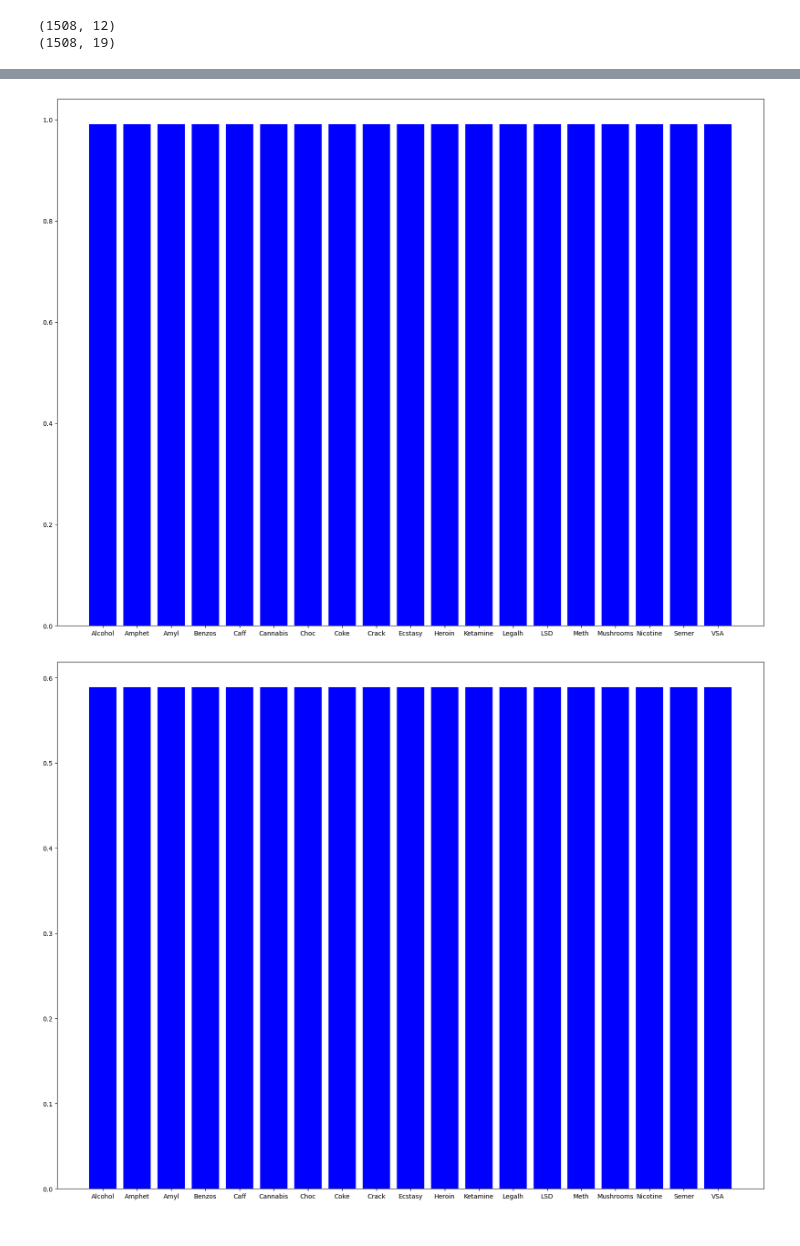
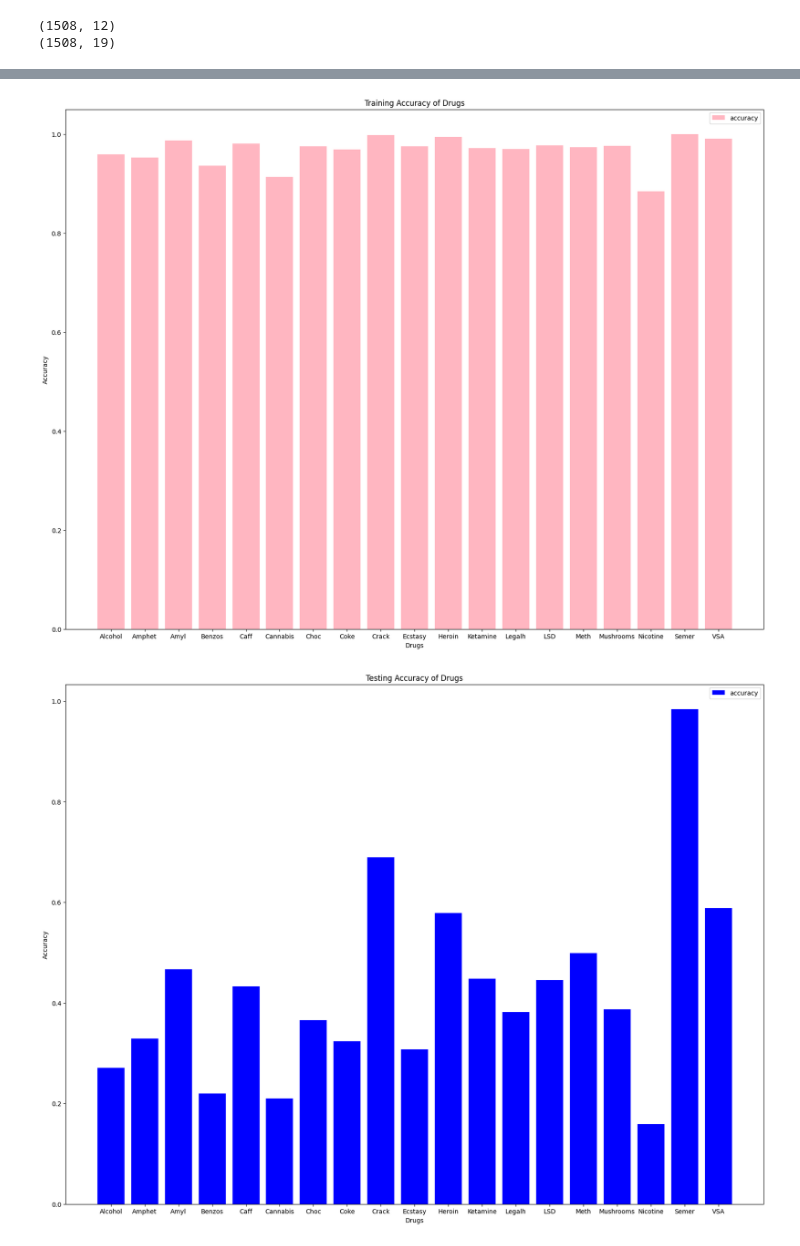
Before and after one commit to jessicaryan19/machine-learning-drug-consumption, a Jupyter notebook: classification.ipynb, the cells around one changed output, grey strips where cells are left out. Drawn from its saved outputs; the diff is of its cells as text; code cells hidden in the pictures.

Commit message:
feat: graphs

```diff
--- a/classification.ipynb
+++ b/classification.ipynb
@@ -227,6 +227,9 @@ print(y_train.shape)
 # %%
 # fit the y_train and scaled_data to the model
 model = xgb.XGBRegressor(objective='reg:squarederror', n_estimators=100)
+
+train_accuracy_all = []
+test_accuracy_all = []
 
 for drug in drug_col:
     # Train the model
@@ -238,6 +241,7 @@ for drug in drug_col:
 
     # Calculate and print accuracy on train set
     train_accuracy = accuracy_score(y_train[drug], y_train_pred)
+    train_accuracy_all.append(train_accuracy)
     print(f"Drug: {drug}, Train Accuracy: {train_accuracy}")
 
     y_test_pred = model.predict(X_test)
@@ -245,6 +249,7 @@ for drug in drug_col:
 
     # Calculate and print accuracy on test set
     test_accuracy = accuracy_score(y_test[drug], y_test_pred)
+    test_accuracy_all.append(test_accuracy)
     print(f"Drug: {drug}, Test Accuracy: {test_accuracy}")
 # %% [output]
 Drug: Alcohol, Train Accuracy: 0.9588859416445623
@@ -296,19 +301,27 @@ Drug: VSA, Test Accuracy: 0.5888594164456233
 # %%
 # plot the accuracy and loss
 plt.figure(figsize=(20, 15))
 # plot training and testing accuracy
-plt.bar(drug_col, train_accuracy, label='Training Accuracy', color='blue')
+plt.bar(drug_col, train_accuracy_all, label='Training Accuracy', color='lightpink')
+plt.legend(['accuracy'])
+plt.xlabel('Drugs')
+plt.ylabel('Accuracy')
+plt.title('Training Accuracy of Drugs')
 plt.show()
 # %% [output]
-[figure, old version]
+[figure, new version]
 # %%
 # plot the accuracy and loss
 plt.figure(figsize=(20, 15))
 # plot training and testing accuracy
-plt.bar(drug_col, test_accuracy, label='Testing Accuracy', color='blue')
+plt.bar(drug_col, test_accuracy_all, label='Testing Accuracy', color='blue')
+plt.legend(['accuracy'])
+plt.xlabel('Drugs')
+plt.ylabel('Accuracy')
+plt.title('Testing Accuracy of Drugs')
 plt.show()
 # %% [output]
-[figure, old version]
+[figure, new version]
 # %%
 # save the model to h5 format
 model.save_model('model.xgb')
```
Also changed, not shown: 4 other files.
